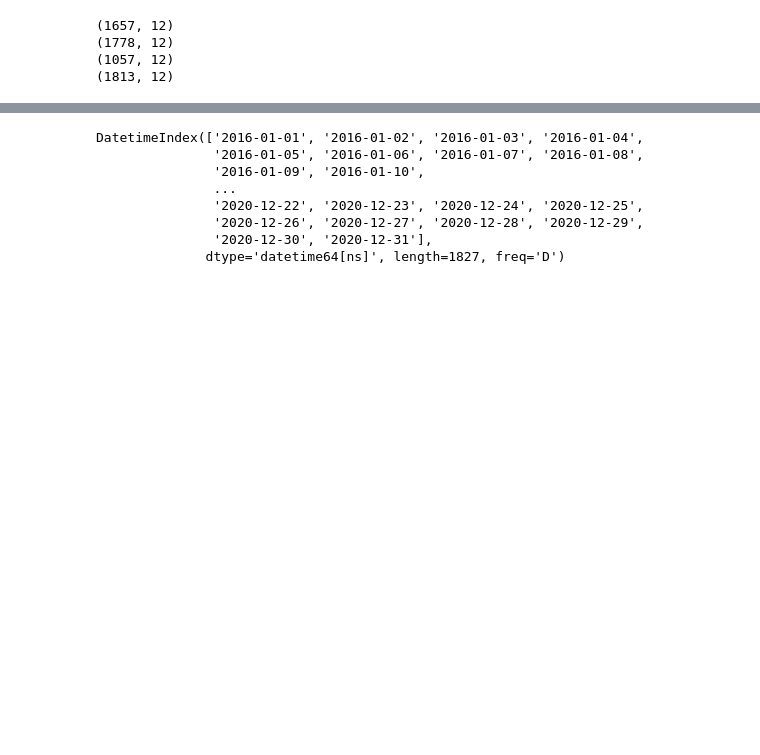
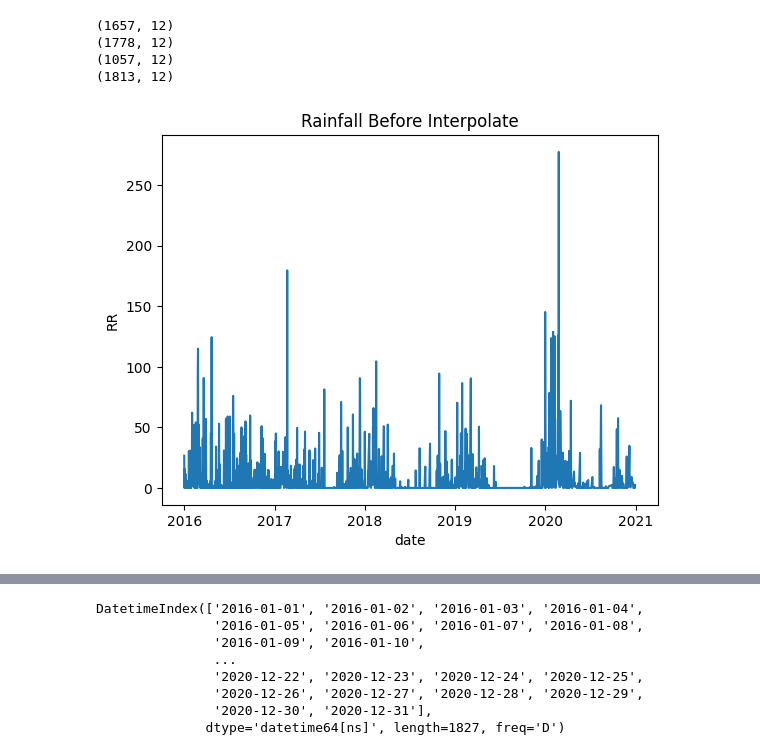
Before and after one commit to Fadhil-hi/Intern-BCC-2024, a Jupyter notebook: Code/EDA/ts_EDA.ipynb, the cells around one changed output, grey strips where cells are left out. Cells and saved outputs as stored; diff of their text form; code cells hidden in the pictures; blank space fills up the shorter version.

```diff
--- a/Code/EDA/ts_EDA.ipynb
+++ b/Code/EDA/ts_EDA.ipynb
@@ -50,3 +50,11 @@ print(stasiun_4.shape)
 (1778, 12)
 (1057, 12)
 (1813, 12)
+# %%
+plt.plot(stasiun_4['RR'])
+plt.ylabel('RR')
+plt.xlabel('date')
+plt.title('Rainfall Before Interpolate')
+plt.show()
+# %% [output]
+[figure, added]
```
Also changed, not shown: parts of 6 cells of this notebook, 7 other files.
